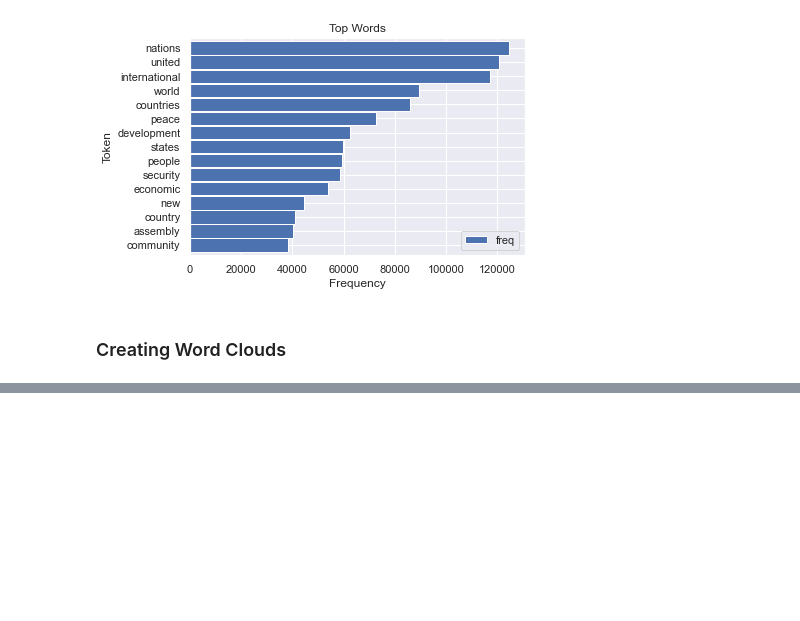
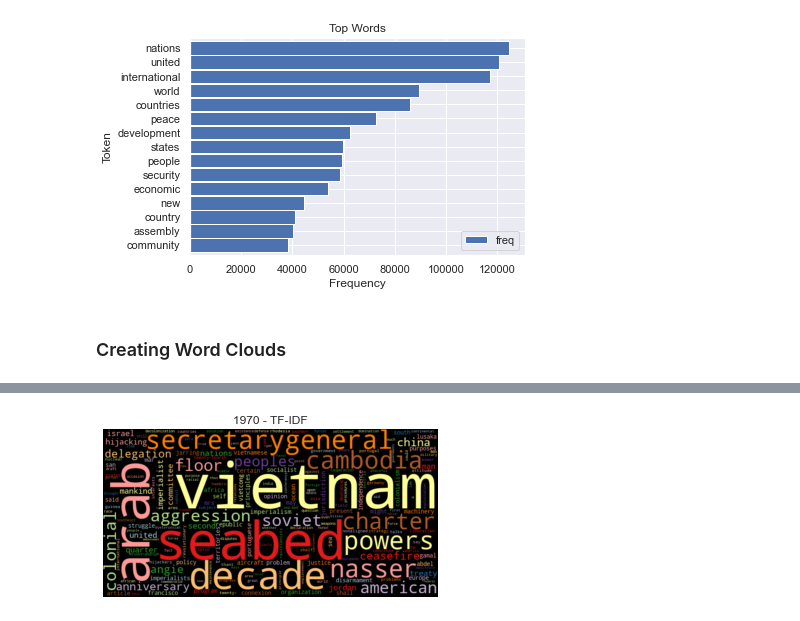
Before and after one commit to lkarjun/Text-Analysis-Workouts, a Jupyter notebook: 1. Gaining Early Insights from Textual Data/notebook.ipynb, the cells around one changed output, grey strips where cells are left out. Cells and saved outputs as stored; diff of their text form; code cells hidden in the pictures; blank space fills up the shorter version.

```diff
--- a/1. Gaining Early Insights from Textual Data/notebook.ipynb
+++ b/1. Gaining Early Insights from Textual Data/notebook.ipynb
@@ -292,0 +354,5 @@ wordcloud(freq_2015_df['freq'], max_words=100, stopwords=freq_df.head(50).index)
+# %%
+wordcloud(freq_1970['tfidf'], title='1970 - TF-IDF',
+          stopwords=['twenty-fifth', 'twenty-five', 'twenty', 'fifth'])
+# %% [output]
+[figure, added]
```
Also changed, not shown: parts of 44 cells of this notebook, 1 other file.
